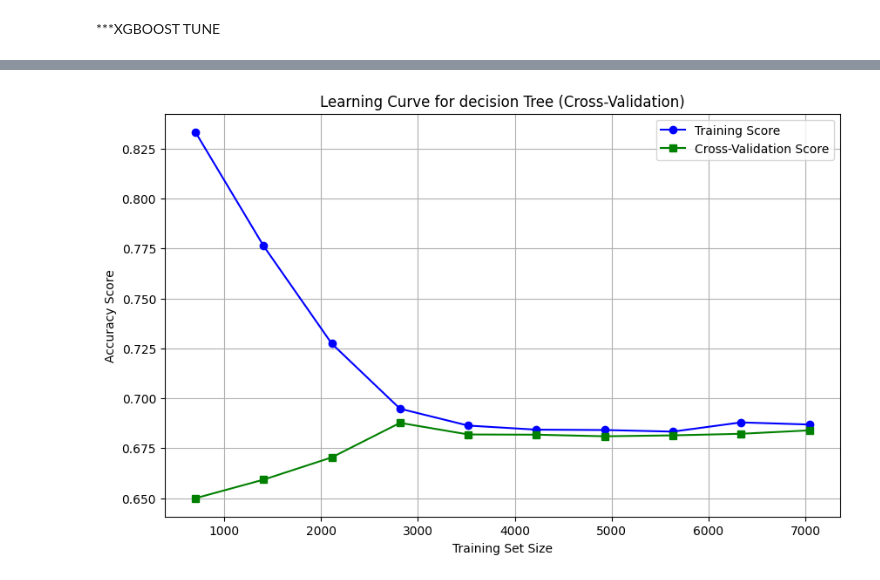
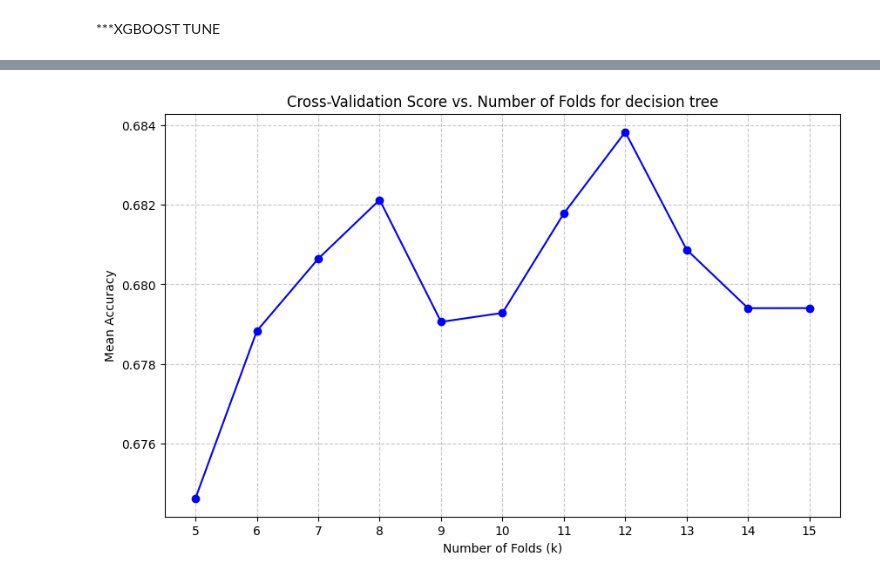
Before and after one commit to alexakiszach/Ml_project_ecomerce, a Jupyter notebook: original pipeline.ipynb, the cells around one changed output, grey strips where cells are left out. Cells and saved outputs as stored; diff of their text form; code cells hidden in the pictures.

```diff
--- a/original pipeline.ipynb
+++ b/original pipeline.ipynb
@@ -463,6 +465,6 @@ Highest value: 0.68
 # %%
 best_knn_params={
- 'n_neighbors': 22}
+ 'n_neighbors': 2}
 Tuned_KNN=KNeighborsClassifier(**best_knn_params)
 Tuned_KNN.fit(X_train,y_train)
 KNN_predictionS=Tuned_KNN.predict(X_test)
@@ -630,5 +628,5 @@ grid_SVC.best_params_
 # %%
-svm_best={'C': 1, 'gamma': 'auto', 'kernel': 'rbf'}
+svm_best={'C': 1, 'gamma': 'scale', 'kernel': 'rbf'}
 
 Tuned_svm=SVC(**svm_best,random_state=42,probability=True)
 Tuned_svm.fit(X_train,y_train)
@@ -703,5 +701,5 @@ print(f"{random_search_XG.best_score_:.4f}")
 # %%
-xg_best={'subsample': 0.8, 'scale_pos_weight': 1, 'reg_lambda': 5, 'reg_alpha': 0.5, 'n_estimators': 300, 'min_child_weight': 5, 'max_depth': 3, 'learning_rate': 0.01, 'grow_policy': 'lossguide', 'gamma': 0.1, 'colsample_bytree': 1.0}
+xg_best={'subsample': 0.8, 'scale_pos_weight': 1, 'reg_lambda': 5, 'reg_alpha': 0.1, 'n_estimators': 300, 'min_child_weight': 7, 'max_depth': 3, 'learning_rate': 0.01, 'grow_policy': 'depthwise', 'gamma': 0.2, 'colsample_bytree': 0.7}
 Tuned_xg=XGBClassifier(**xg_best,random_state=42,n_jobs=-1,eval_metric="logloss")
 Tuned_xg.fit(X_train,y_train)
 XG_tuned_predictions=Tuned_xg.predict(X_test)
@@ -903,26 +778,20 @@ plt.show()
-# %%
-#learning curve for dec
-train_sizes, train_scores, test_scores = learning_curve(
-   Dec_Tree_tuned, X_train, y_train, cv=cv, scoring='accuracy', n_jobs=-1,
-    train_sizes=np.linspace(0.1, 1.0, 10)
-)
-
-train_mean = np.mean(train_scores, axis=1)
-train_std = np.std(train_scores, axis=1)
-test_mean = np.mean(test_scores, axis=1)
-test_std = np.std(test_scores, axis=1)
-
-
-plt.figure(figsize=(10, 6))
-plt.plot(train_sizes, train_mean, label='Training Score', color='blue', marker='o')
-plt.plot(train_sizes, test_mean, label='Cross-Validation Score', color='green', marker='s')
-
-
-plt.title('Learning Curve for decision Tree (Cross-Validation)')
-plt.xlabel('Training Set Size')
-plt.ylabel('Accuracy Score')
-plt.legend(loc='best')
-plt.grid(True)
-plt.show()
-# %% [output]
-[figure, removed]
+# %%
+fold_range = range(5, 16)
+cv_scores = []
+
+# 3. Iterate through folds and calculate mean CV score
+for k in fold_range:
+    scores = cross_val_score(Dec_Tree_tuned, X_train, y_train, cv=k)
+    cv_scores.append(np.mean(scores))
+
+# 4. Create the Plot
+plt.figure(figsize=(10, 6))
+plt.plot(fold_range, cv_scores, marker='o', linestyle='-', color='b')
+plt.title('Cross-Validation Score vs. Number of Folds for decision tree')
+plt.xlabel('Number of Folds (k)')
+plt.ylabel('Mean Accuracy')
+plt.xticks(fold_range)
+plt.grid(True, linestyle='--', alpha=0.7)
+plt.show()
+# %% [output]
+[figure, added]
```
Also changed, not shown: parts of 36 cells of this notebook.
